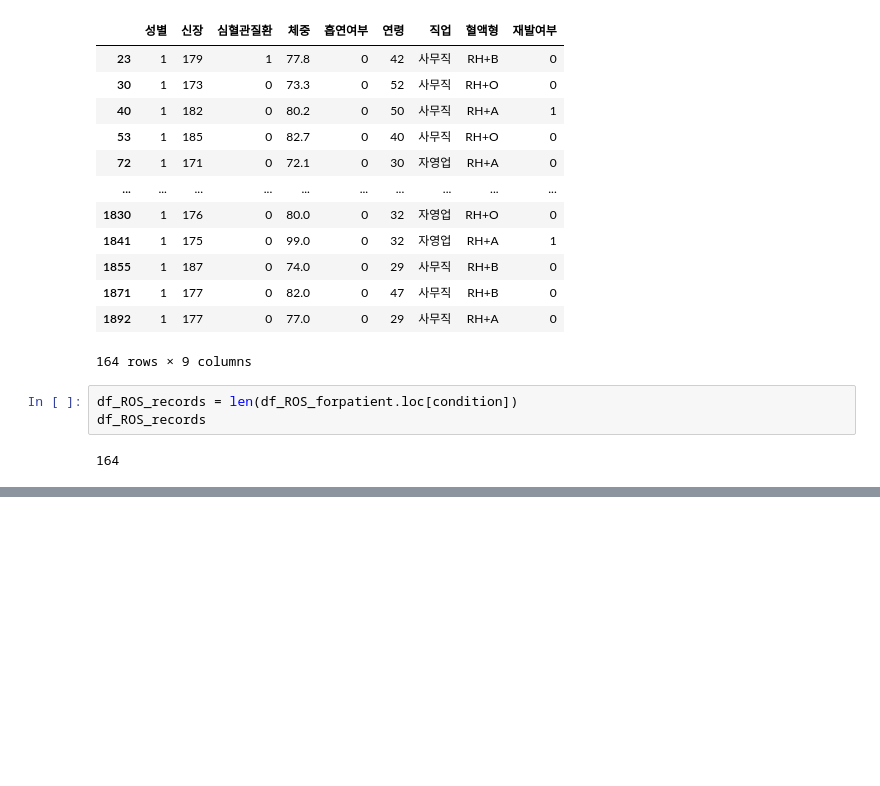
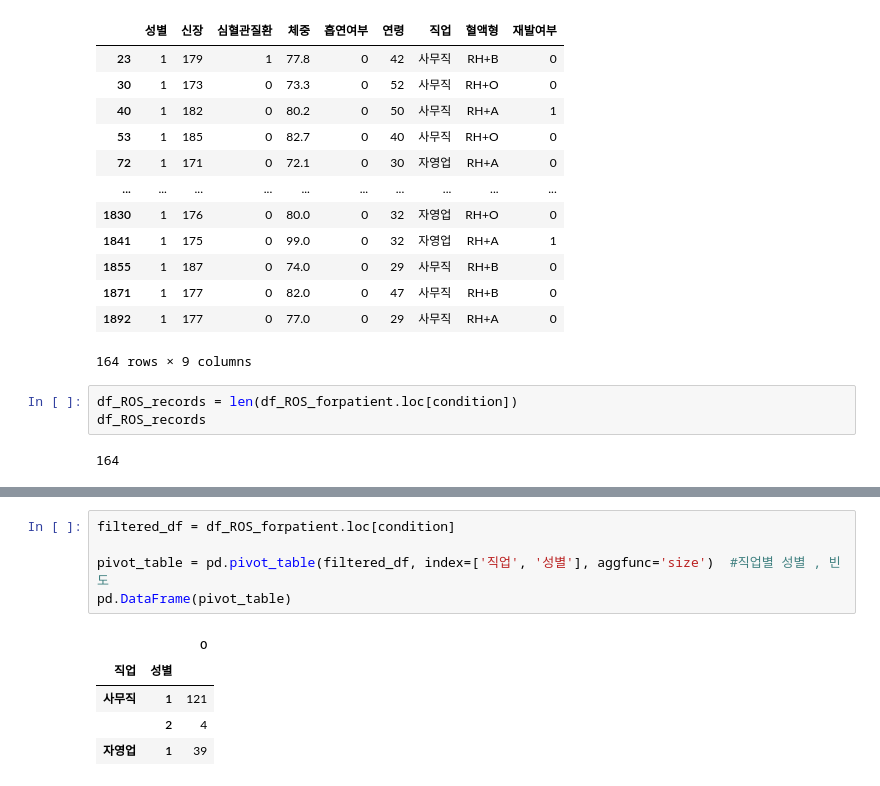
Before and after one commit to hhyowon/study_data_analytics, a Jupyter notebook: codes/RecurrenceOfSurgery_DDA.ipynb, the cells around one changed output, grey strips where cells are left out. Saved outputs shown, nothing was run; the diff lists cells and outputs as text; blank space fills up the shorter version.

```diff
--- a/codes/RecurrenceOfSurgery_DDA.ipynb
+++ b/codes/RecurrenceOfSurgery_DDA.ipynb
@@ -231,0 +242,11 @@ df_ROS_records
+# %%
+filtered_df = df_ROS_forpatient.loc[condition]
+
+pivot_table = pd.pivot_table(filtered_df, index=['직업', '성별'], aggfunc='size')  #직업별 성별 , 빈도
+pd.DataFrame(pivot_table)
+# %% [output]
+|  |  | 0 |
+| 직업 | 성별 |  |
+| 사무직 | 1 | 121 |
+|  | 2 | 4 |
+| 자영업 | 1 | 39 |
```
Also changed, not shown: parts of 6 cells of this notebook, 1 other file.
